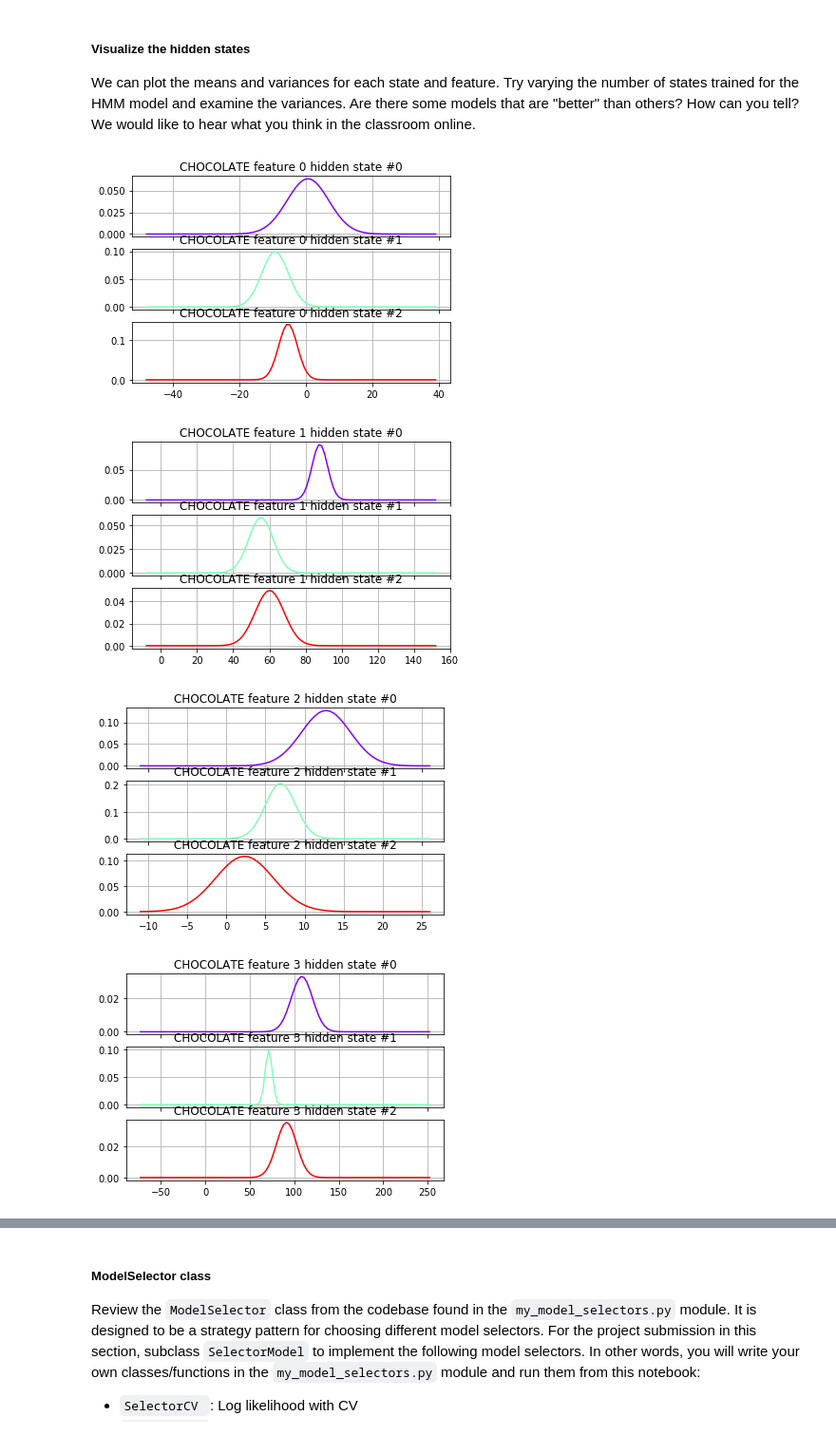
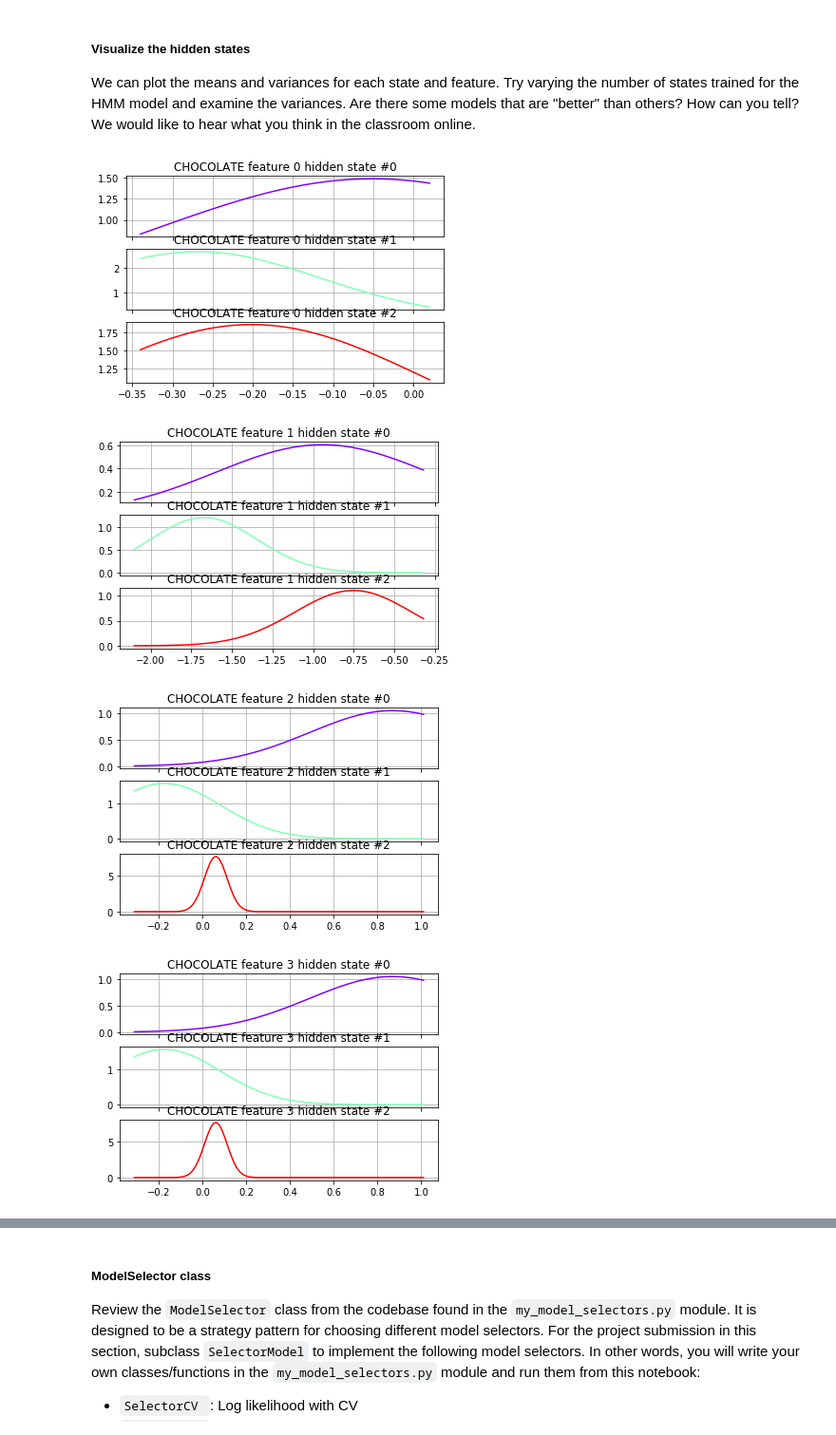
Before and after one commit to jaydu1/Artificial-Intelligence, a Jupyter notebook: Project 4 Recognizer master/asl_recognizer.ipynb, the cells around one changed output, grey strips where cells are left out. Shown: that part at 95% size. Drawn from its saved outputs; the diff is of its cells as text; code cells hidden in the pictures.

```diff
--- a/Project 4 Recognizer master/asl_recognizer.ipynb
+++ b/Project 4 Recognizer master/asl_recognizer.ipynb
@@ -246,0 +237,35 @@ asl.df['delta-ly'] = asl.df['left-y'].diff().fillna(0)
+# %%
+# TODO add features of your own design, which may be a combination of the above or something else
+# Name these whatever you would like
+
+asl.df['r-to-nose'] = asl.df['polar-rr']
+asl.df['l-to-nose'] = asl.df['polar-lr']
+asl.df['delta-rr'] = asl.df['polar-rr'].diff().fillna(0)
+asl.df['delta-lr'] = asl.df['polar-rr'].diff().fillna(0)
+
+df_means = asl.df.groupby('speaker').mean()
+df_std = asl.df.groupby('speaker').std()
+
+asl.df['r-to-nose-mean']= asl.df['speaker'].map(df_means['r-to-nose'])
+asl.df['l-to-nose-mean']= asl.df['speaker'].map(df_means['l-to-nose'])
+asl.df['r-to-nose-std']= asl.df['speaker'].map(df_std['r-to-nose'])
+asl.df['l-to-nose-std']= asl.df['speaker'].map(df_std['l-to-nose'])
+asl.df['norm-r-to-nose'] = (asl.df['r-to-nose']-asl.df['r-to-nose-mean'])/asl.df['r-to-nose-std']
+asl.df['norm-l-to-nose'] = (asl.df['l-to-nose']-asl.df['l-to-nose-mean'])/asl.df['l-to-nose-std']
+
+asl.df['delta-rr-mean']= asl.df['speaker'].map(df_means['delta-rr'])
+asl.df['delta-lr-mean']= asl.df['speaker'].map(df_means['delta-lr'])
+asl.df['delta-rr-std']= asl.df['speaker'].map(df_std['delta-rr'])
+asl.df['delta-lr-std']= asl.df['speaker'].map(df_std['delta-lr'])
+asl.df['norm-delta-rr'] = (asl.df['delta-rr']-asl.df['delta-rr-mean'])/asl.df['delta-rr-std']
+asl.df['norm-delta-lr'] = (asl.df['delta-lr']-asl.df['delta-lr-mean'])/asl.df['delta-lr-std']
+
+asl.df['polar-rtheta-mean']= asl.df['speaker'].map(df_means['polar-rtheta'])
+asl.df['polar-ltheta-mean']= asl.df['speaker'].map(df_means['polar-ltheta'])
+asl.df['polar-rtheta-std']= asl.df['speaker'].map(df_std['polar-rtheta'])
+asl.df['polar-ltheta-std']= asl.df['speaker'].map(df_std['polar-ltheta'])
+asl.df['norm-polar-rtheta'] = (asl.df['polar-rtheta']-asl.df['polar-rtheta-mean'])/asl.df['polar-rtheta-std']
+asl.df['norm-polar-ltheta'] = (asl.df['polar-ltheta']-asl.df['polar-ltheta-mean'])/asl.df['polar-ltheta-std']
+
+# TODO define a list named 'features_custom' for building the training set
+features_custom = ['norm-r-to-nose', 'norm-l-to-nose', 'norm-delta-rr', 'norm-delta-lr', 'norm-polar-rtheta', 'norm-polar-ltheta']
@@ -344,7 +389,7 @@ variance =  [  77.403668    203.35441965   26.68898447  156.12444034]
 Experiment by changing the feature set, word, and/or num_hidden_states values in the next cell to see changes in values.
 # %%
 my_testword = 'CHOCOLATE'
-model, logL = train_a_word(my_testword, 3, features_ground) # Experiment here with different parameters
+model, logL = train_a_word(my_testword, 3, features_custom) # Experiment here with different parameters
 show_model_stats(my_testword, model)
 print("logL = {}".format(logL))
 # %% [output]
@@ -370,31 +415,31 @@ We can plot the means and variances for each state and feature.  Try varying the
 # %%
 import math
 from matplotlib import (cm, pyplot as plt, mlab)
 
 def visualize(word, model):
     """ visualize the input model for a particular word """
     variance=np.array([np.diag(model.covars_[i]) for i in range(model.n_components)])
     figures = []
     for parm_idx in range(len(model.means_[0])):
-        xmin = int(min(model.means_[:,parm_idx]) - max(variance[:,parm_idx]))
-        xmax = int(max(model.means_[:,parm_idx]) + max(variance[:,parm_idx]))
+        xmin = int(100*(min(model.means_[:,parm_idx]) - max(variance[:,parm_idx])))/100
+        xmax = int(100*(max(model.means_[:,parm_idx]) + max(variance[:,parm_idx])))/100
         fig, axs = plt.subplots(model.n_components, sharex=True, sharey=False)
         colours = cm.rainbow(np.linspace(0, 1, model.n_components))
         for i, (ax, colour) in enumerate(zip(axs, colours)):
             x = np.linspace(xmin, xmax, 100)
             mu = model.means_[i,parm_idx]
+
             sigma = math.sqrt(np.diag(model.covars_[i])[parm_idx])
             ax.plot(x, mlab.normpdf(x, mu, sigma), c=colour)
             ax.set_title("{} feature {} hidden state #{}".format(word, parm_idx, i))
-
             ax.grid(True)
         figures.append(plt)
     for p in figures:
         p.show()
 
 visualize(my_testword, model)
 # %% [output]
-[figure, old version]
+[figure, new version]
-[figure, old version]
+[figure, new version]
-[figure, old version]
+[figure, new version]
-[figure, old version]
+[figure, new version]
```
Also changed, not shown: parts of 23 cells of this notebook, 2 other files.
